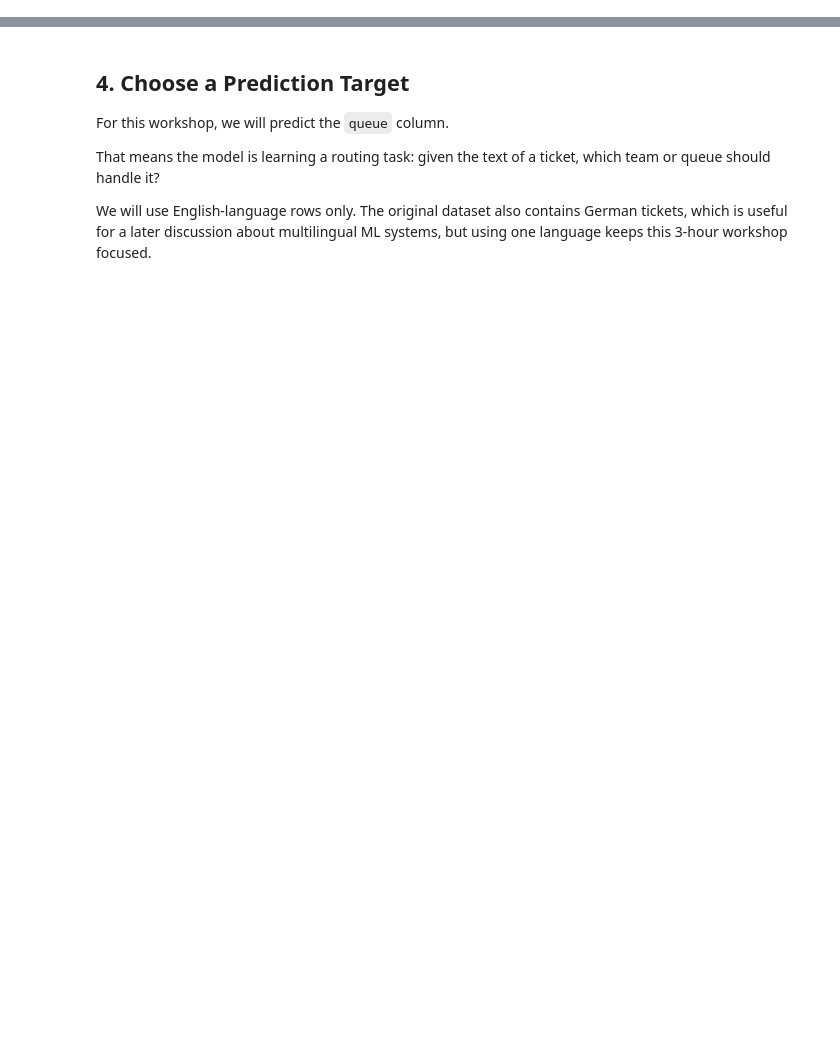
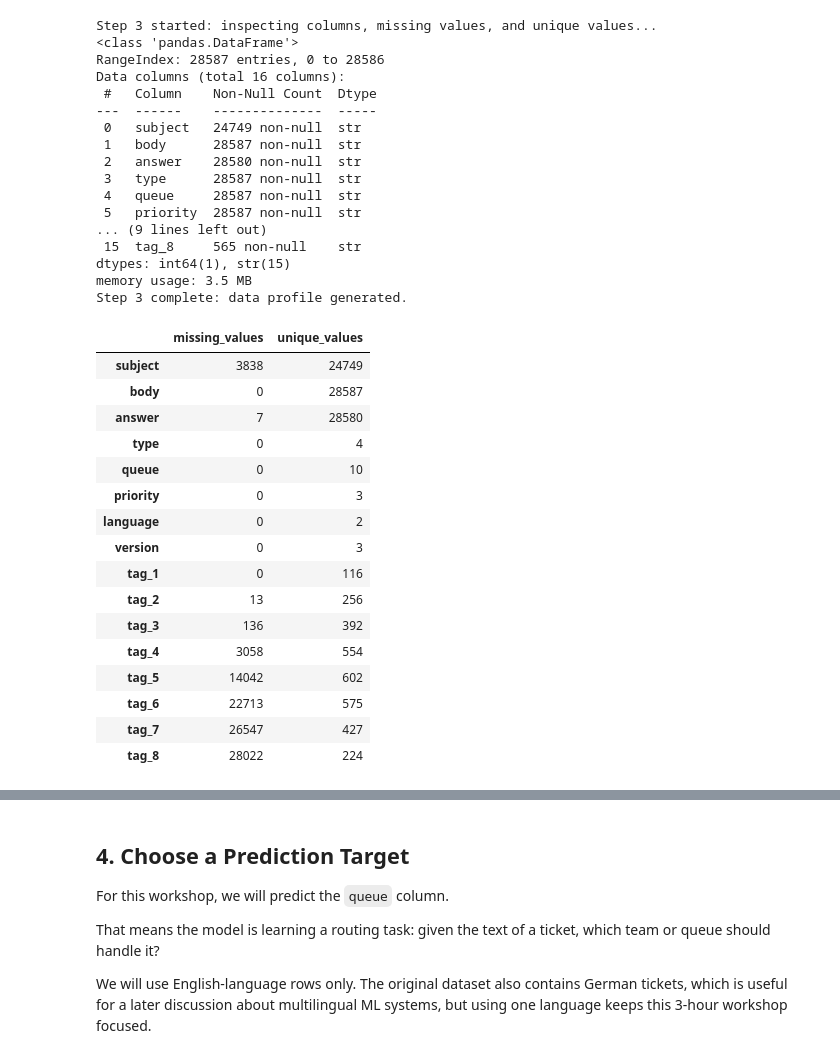
Before and after one commit to BPMSTC/ml-ce-summer-26, a Jupyter notebook: notebooks/ml_workshop_support_ticket_classification.ipynb, the cells around one changed output, grey strips where cells are left out. Saved outputs shown, nothing was run; the diff lists cells and outputs as text; code cells hidden in the pictures; blank space fills up the shorter version.

```diff
--- a/notebooks/ml_workshop_support_ticket_classification.ipynb
+++ b/notebooks/ml_workshop_support_ticket_classification.ipynb
@@ -63 +90,54 @@ display(summary)
+# %%
+print("Step 3 started: inspecting columns, missing values, and unique values...", flush=True)
+
+# info() shows column names, non-null counts, and data types.
+# Non-null means the value is present. If non-null is less than the row count, that column has missing values.
+tickets.info()
+
+# Missing values tell us which fields may need cleaning before modeling.
+# Unique values tell us whether columns behave like IDs, categories, labels, or free text.
+summary = pd.DataFrame(
+    {
+        "missing_values": tickets.isna().sum(),
+        "unique_values": tickets.nunique(dropna=True),
+    }
+)
+
+print("Step 3 complete: data profile generated.", flush=True)
+display(summary)
+# %% [output]
+Step 3 started: inspecting columns, missing values, and unique values...
+<class 'pandas.DataFrame'>
+RangeIndex: 28587 entries, 0 to 28586
+Data columns (total 16 columns):
+ #   Column    Non-Null Count  Dtype
+---  ------    --------------  -----
+ 0   subject   24749 non-null  str
+ 1   body      28587 non-null  str
+ 2   answer    28580 non-null  str
+ 3   type      28587 non-null  str
+ 4   queue     28587 non-null  str
+ 5   priority  28587 non-null  str
+... (9 lines left out)
+ 15  tag_8     565 non-null    str
+dtypes: int64(1), str(15)
+memory usage: 3.5 MB
+Step 3 complete: data profile generated.
+|  | missing_values | unique_values |
+| subject | 3838 | 24749 |
+| body | 0 | 28587 |
+| answer | 7 | 28580 |
+| type | 0 | 4 |
+| queue | 0 | 10 |
+| priority | 0 | 3 |
+| language | 0 | 2 |
+| version | 0 | 3 |
+| tag_1 | 0 | 116 |
+| tag_2 | 13 | 256 |
+| tag_3 | 136 | 392 |
+| tag_4 | 3058 | 554 |
+| tag_5 | 14042 | 602 |
+| tag_6 | 22713 | 575 |
+| tag_7 | 26547 | 427 |
+| tag_8 | 28022 | 224 |
 # %%
```
Also changed, not shown: parts of 36 cells of this notebook, 2 other files.
